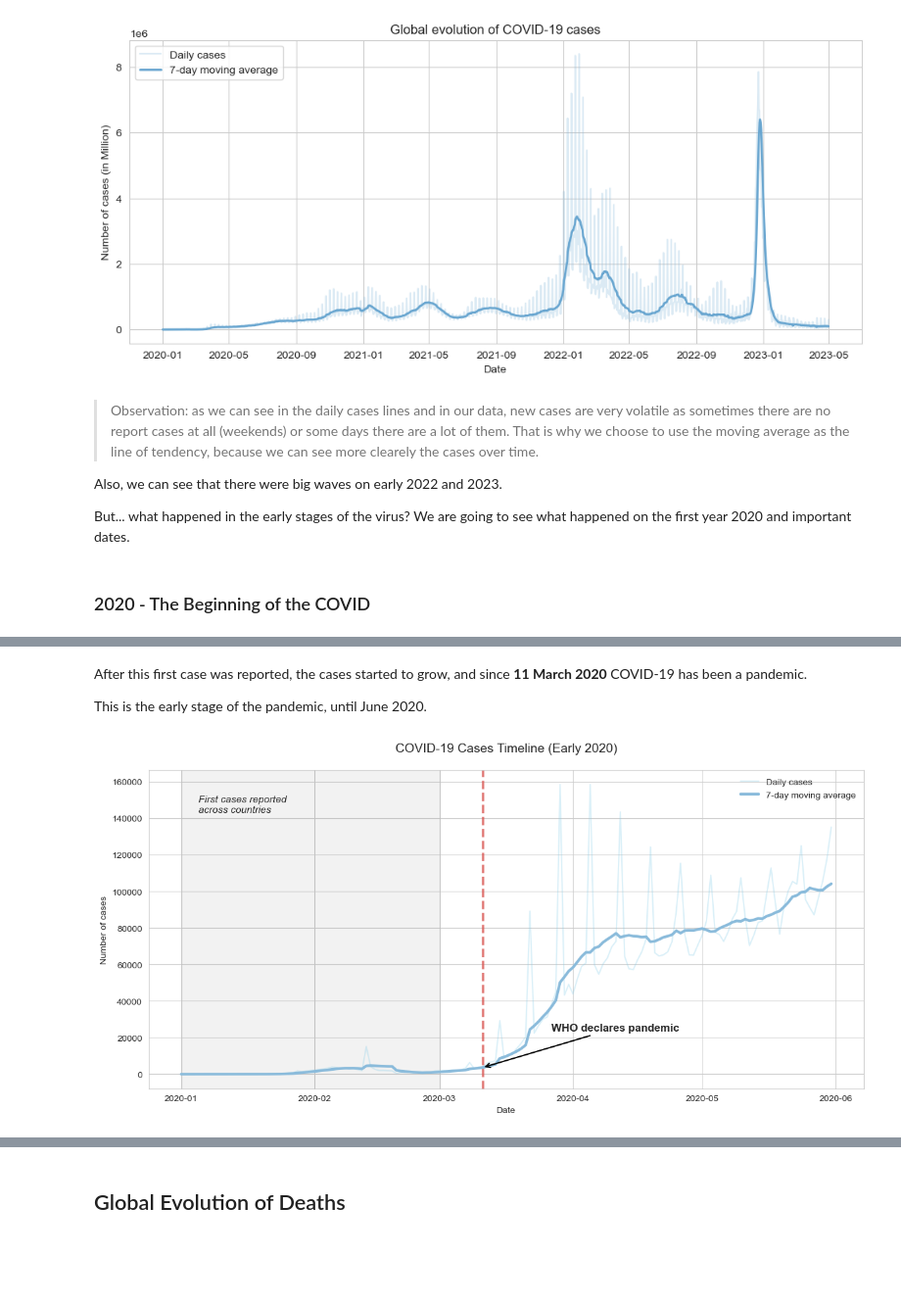
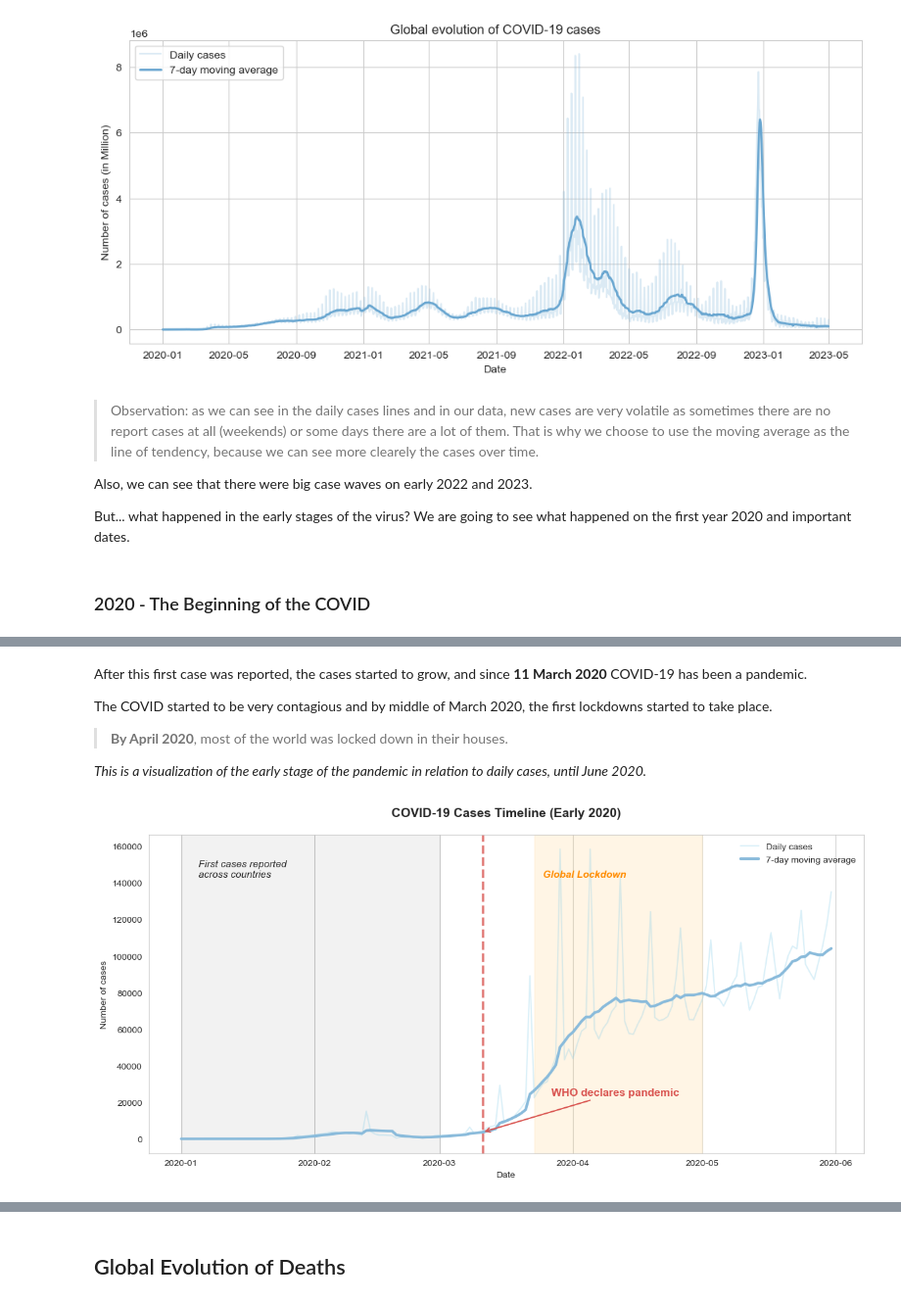
Before and after one commit to pablotutor/EDA-COVID-19, a Jupyter notebook: notebooks/05_temporal_analysis.ipynb, the cells around one changed output, grey strips where cells are left out. Shown at 98% size. Cells and saved outputs as stored; diff of their text form; code cells hidden in the pictures; blank space fills up the shorter version.

```diff
--- a/notebooks/05_temporal_analysis.ipynb
+++ b/notebooks/05_temporal_analysis.ipynb
@@ -80,7 +80,7 @@ plt.show()
 # %% [markdown]
 > Observation: as we can see in the daily cases lines and in our data, new cases are very volatile as sometimes there are no report cases at all (weekends) or some days there are a lot of them. That is why we choose to use the moving average as the line of tendency, because we can see more clearely the cases over time.
 
-Also, we can see that there were big waves on early 2022 and 2023.
+Also, we can see that there were big case waves on early 2022 and 2023.
 
 But... what happened in the early stages of the virus? We are going to see what happened on the first year 2020 and important dates.
 # %% [markdown]
@@ -92,7 +92,11 @@ This is one of the news reporting that the first COVID-19 case was detected on 1
 # %% [markdown]
 After this first case was reported, the cases started to grow, and since **11 March 2020** COVID-19 has been a pandemic.
 
-This is the early stage of the pandemic, until June 2020.
+The COVID started to be very contagious and by middle of March 2020, the first lockdowns started to take place.
+
+> **By April 2020**, most of the world was locked down in their houses.
+
+*This is a visualization of the early stage of the pandemic in relation to daily cases, until June 2020.*
 # %%
 global_cases_2020 = global_cases.query("date < '2020/06'")
 
@@ -109,33 +113,42 @@ sns.lineplot(data=global_cases_2020, x="date", y="new_cases",
 sns.lineplot(data=global_cases_2020, x="date", y="cases_ma7",
              linewidth=3, label="7-day moving average")
 
 # --- ANNOTATIONS ---
 
 # A. Period: First cases reported (Jan to March)
 plt.axvspan(pd.Timestamp("2020-01-01"), pd.Timestamp("2020-03-01"),
             color='gray', alpha=0.1)
 plt.text(pd.Timestamp("2020-01-05"), plt.ylim()[1]*0.86,
          "First cases reported\nacross countries",
          fontsize=11, fontstyle='italic')
 
 # B. WHO Pandemic Declaration (March 11)
 pandemic_date = pd.Timestamp("2020-03-11")
 plt.axvline(x=pandemic_date, color='#d9534f', linestyle='--', alpha=0.8, lw=2.5) # Rojo suave
 
 y_value = global_cases_2020.loc[global_cases_2020["date"] == pandemic_date, "cases_ma7"].values[0]
 
 plt.annotate('WHO declares pandemic',
              xy=(pandemic_date, y_value),
              xytext=(pd.Timestamp("2020-03-27"), y_value + (plt.ylim()[1]*0.12)),
-             arrowprops=dict(arrowstyle='->', color='black', lw=1.5),
+             arrowprops=dict(arrowstyle='->', color='#d9534f', lw=1.5),
+             color='#d9534f',
              fontsize=12, fontweight='bold')
 
-plt.title("COVID-19 Cases Timeline (Early 2020)", fontsize=14, pad=20)
+# C. First global lockdowns
+plt.axvspan(pd.Timestamp("2020-03-23"), pd.Timestamp("2020-05-01"),
+            color='orange', alpha=0.10)
+plt.text(pd.Timestamp("2020-03-25"), plt.ylim()[1]*0.86,
+         "Global Lockdown",
+         fontsize=11, color='darkorange', fontweight='bold', fontstyle="italic")
+
+plt.title("COVID-19 Cases Timeline (Early 2020)", fontsize=14, pad=20, fontweight="bold")
 plt.xlabel("Date")
 plt.ylabel("Number of cases")
 plt.legend(frameon=False)
 
+plt.gca().yaxis.grid(False)
 plt.tight_layout()
 plt.show()
 # %% [output]
-[figure, old version]
+[figure, new version]
```
Also changed, not shown: parts of 19 cells of this notebook, 5 other files.
